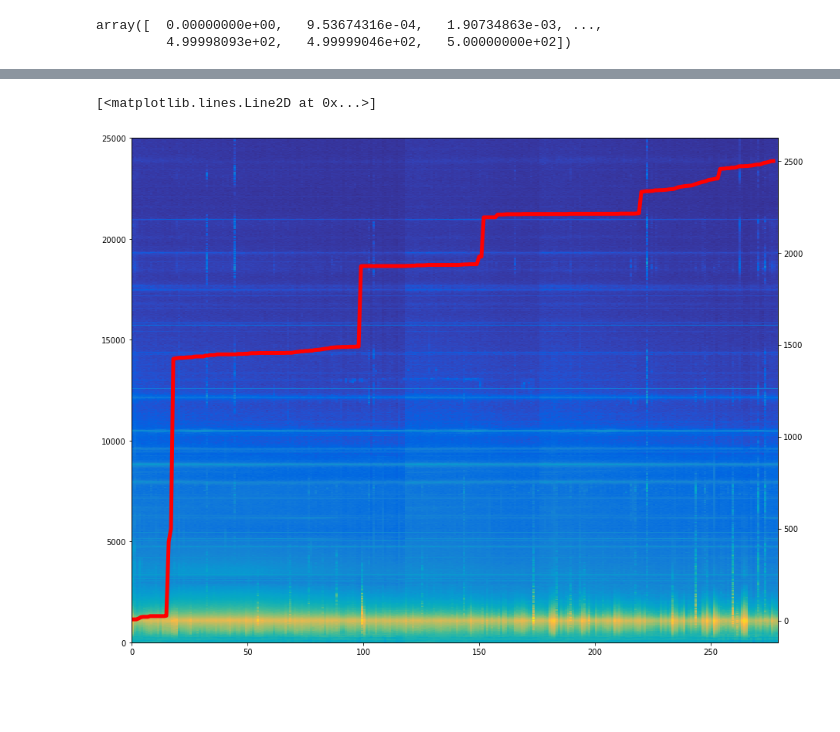
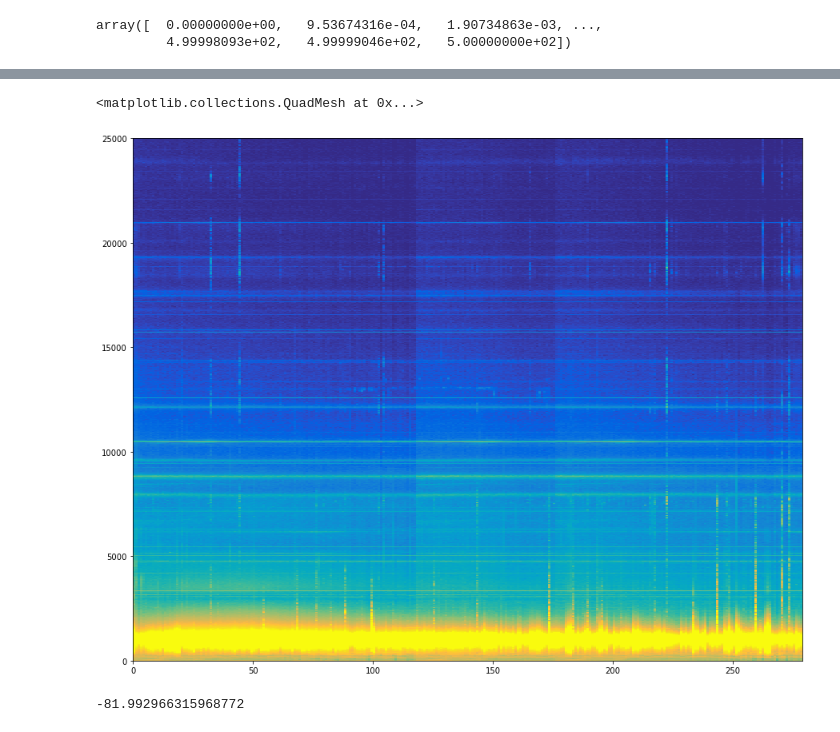
Before and after one commit to SerpRateAI/boreholeAcoustics, a Jupyter notebook: spectrobubbles.ipynb, the cells around one changed output, grey strips where cells are left out. Cells and saved outputs as stored; diff of their text form; code cells hidden in the pictures; blank space fills up the shorter version.

```diff
--- a/spectrobubbles.ipynb
+++ b/spectrobubbles.ipynb
@@ -29,3 +77,6 @@ bubbles.time.to_csv('bubbletimes.csv')
 bubbles.to_csv('bubble_BA1B.csv', index=True)
 # %%
 # import spectrogram
+data = io.loadmat(specdatalocs[138-121])
+plt.plot(data['f'], data['PSDM_jd138'])
+plt.xscale('log')
@@ -32,2 +85,3 @@ bubbles.to_csv('bubble_BA1B.csv', index=True)
 # %%
-# specdatalocs[0:5]
+plt.plot(io.loadmat(specdatalocs[138-121])['PSDM_jd138'][:,0])
+plt.xscale('log')
@@ -98,37 +173,39 @@ array([  0.00000000e+00,   9.53674316e-04,   1.90734863e-03, ...,
 # %%
 import matplotlib as mpl
 
 
 
 fig, ax = plt.subplots(figsize=(15, 12))
 
 cmap = mpl.cm.Spectral
 norm = mpl.colors.Normalize(vmin=-80, vmax=-50)
 
 # cb1 = mpl.colorbar.ColorbarBase(ax, cmap=cmap,
 #                                 norm=norm,
 #                                 orientation='horizontal')
 maxheight = 25000
 
 x = np.linspace(0, allspecdata.shape[1], allspecdata.shape[1]+1)
 # y = allspecaxes[:,0][:maxheight]
 C = 10*np.log10(allspecdata[0:][:maxheight])
 # C = allspecdata[0:][:maxheight]
 # ax.pcolormesh(C, cmap='cool',)
 # ax.pcolormesh(C, cmap=cmap, norm=norm,)
-ax.pcolormesh(C, cmap=test_cm)
+ax.pcolormesh(C, cmap=test_cm, vmax=-40, vmin=-80, antialiased=False)
 
-ax2 = ax.twinx()
+# ax2 = ax.twinx()
 
-y = bubbles.resample('1d').sum().cumsum().ones.values
+# y = bubbles.resample('1d').sum().cumsum().ones.values
 # x =
 
-ax2.plot(x[:-2], y, color='red', linewidth=5)
+# ax2.plot(x[:-2], y, color='red', linewidth=5)
 # %% [output]
-[<matplotlib.lines.Line2D at 0x...>]
+<matplotlib.collections.QuadMesh at 0x...>
-[figure, old version]
+[figure, new version]
 # %%
-# x.shape
+C.min()
+# %% [output]
+-81.992966315968772
 # %%
 # matdata = io.loadmat(specdatalocs[0])
 # %%
```
Also changed, not shown: parts of 7 cells of this notebook, 12 other files.
